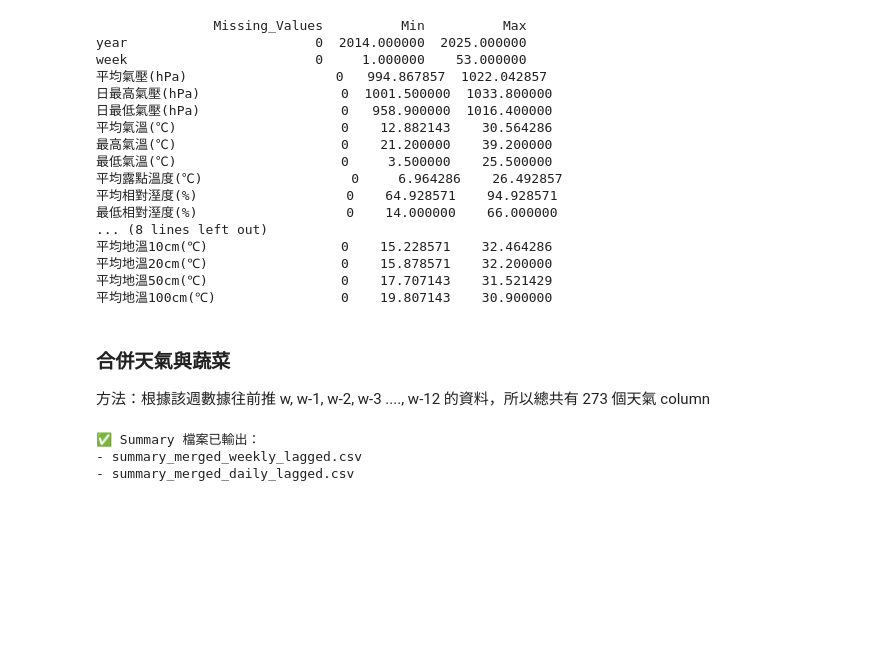
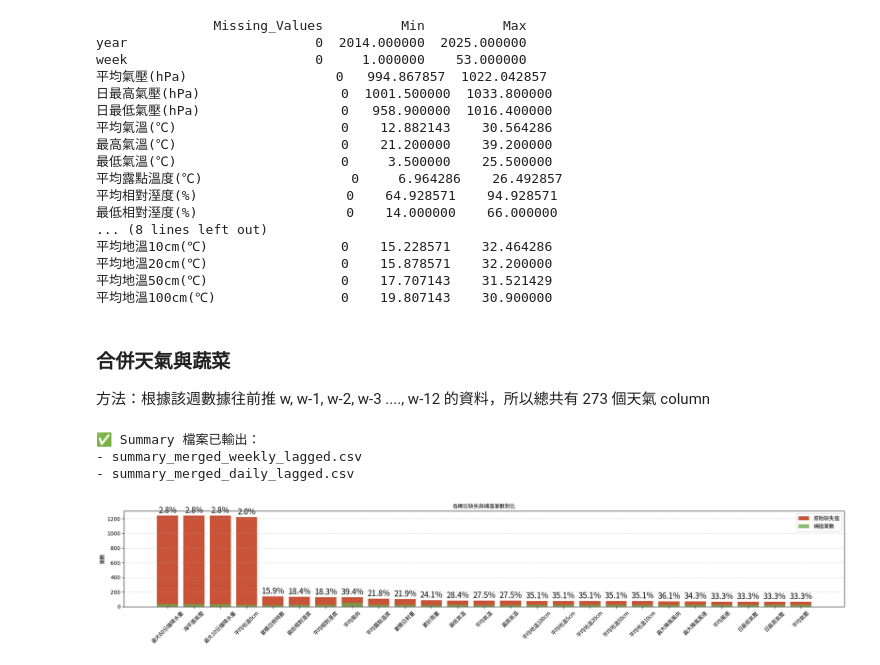
Before and after one commit to fred0620/DS_Final_Project, a Jupyter notebook: data.ipynb, the cells around one changed output. Saved outputs shown, nothing was run; the diff lists cells and outputs as text; code cells hidden in the pictures; blank space fills up the shorter version.

Commit message:
image for presentation

```diff
--- a/data.ipynb
+++ b/data.ipynb
@@ -806,3 +806,67 @@ print("- summary_merged_daily_lagged.csv")
 ✅ Summary 檔案已輸出：
 - summary_merged_weekly_lagged.csv
 - summary_merged_daily_lagged.csv
+# %%
+import pandas as pd
+import matplotlib.pyplot as plt
+import matplotlib.font_manager as fm
+
+# ✅ 嘗試載入常見的繁體中文字體
+font_path = None
+for font_name in ["Microsoft JhengHei", "Noto Sans CJK TC", "Arial Unicode MS"]:
+    try:
+        font_path = fm.findfont(font_name, fallback_to_default=False)
+        break
+    except:
+        continue
+
+# 若無法載入，使用預設字體
+font_prop = fm.FontProperties(fname=font_path) if font_path else fm.FontProperties()
+
+# 建立欄位與缺失/補值筆數對照表
+data = {
+    "欄位": [
+        "平均氣壓", "海平面氣壓", "日最高氣壓", "日最低氣壓", "平均氣溫", "最高氣溫", "最低氣溫",
+        "平均露點溫度", "平均相對溼度", "最低相對溼度", "平均風速", "平均風向", "最大陣風風速",
+        "最大陣風風向", "累計雨量", "最大10分鐘降水量", "最大60分鐘降水量", "累積日照時數",
+        "累積日射量", "平均地溫0cm", "平均地溫5cm", "平均地溫10cm",
+        "平均地溫20cm", "平均地溫50cm", "平均地溫100cm"
+    ],
+    "原始缺失值": [
+        69, 1242, 69, 69, 80, 80, 81, 110, 131, 136, 69, 127, 70,
+        72, 87, 1242, 1242, 138, 105, 1223, 77, 77, 77, 77, 77
+    ],
+    "補值筆數": [
+        23, 35, 23, 23, 22, 22, 23, 24, 24, 25, 23, 50, 24,
+        26, 21, 35, 35, 22, 23, 24, 27, 27, 27, 27, 27
+    ]
+}
+
+df = pd.DataFrame(data)
+df["補值率 (%)"] = (df["補值筆數"] / df["原始缺失值"] * 100).round(1)
+df = df.sort_values(by="原始缺失值", ascending=False)
+
+# 畫圖
+plt.figure(figsize=(20, 4))
+bars1 = plt.bar(df["欄位"], df["原始缺失值"], label="原始缺失值", alpha=0.8, color="#bc2806")
+bars2 = plt.bar(df["欄位"], df["補值筆數"], label="補值筆數", alpha=0.8, color="#6aa84f")
+
+# 標註補值率
+for i, bar in enumerate(bars1):
+    height = bar.get_height()
+    ratio = df["補值率 (%)"].iloc[i]
+    plt.text(bar.get_x() + bar.get_width()/2, height + 10, f"{ratio}%",
+             ha='center', va='bottom', fontsize=15, fontproperties=font_prop)
+
+plt.xticks(rotation=45, fontproperties=font_prop)
+plt.ylabel("筆數", fontproperties=font_prop)
+plt.title("各欄位缺失與補值筆數對比", fontsize=100, fontproperties=font_prop)
+plt.legend(prop=font_prop)
+plt.grid(axis='y', linestyle='--', alpha=0.5)
+plt.tight_layout()
+
+# 儲存透明背景圖
+plt.savefig("image/emissing_values_comparison.png", transparent=True, dpi=600)
+plt.show()
+# %% [output]
+[figure, added]
```
Also changed, not shown: parts of 2 cells of this notebook, 18 other files.
